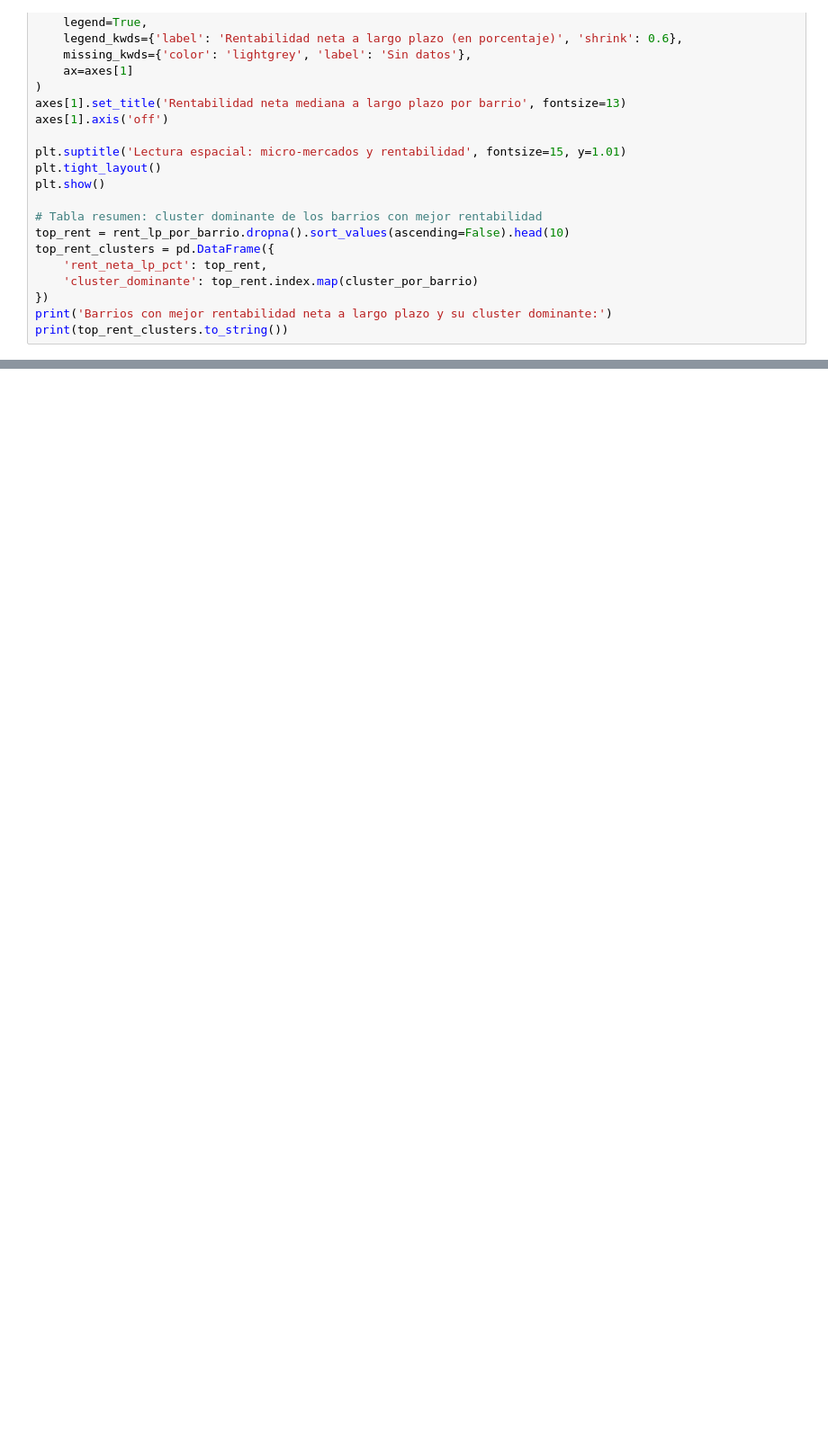
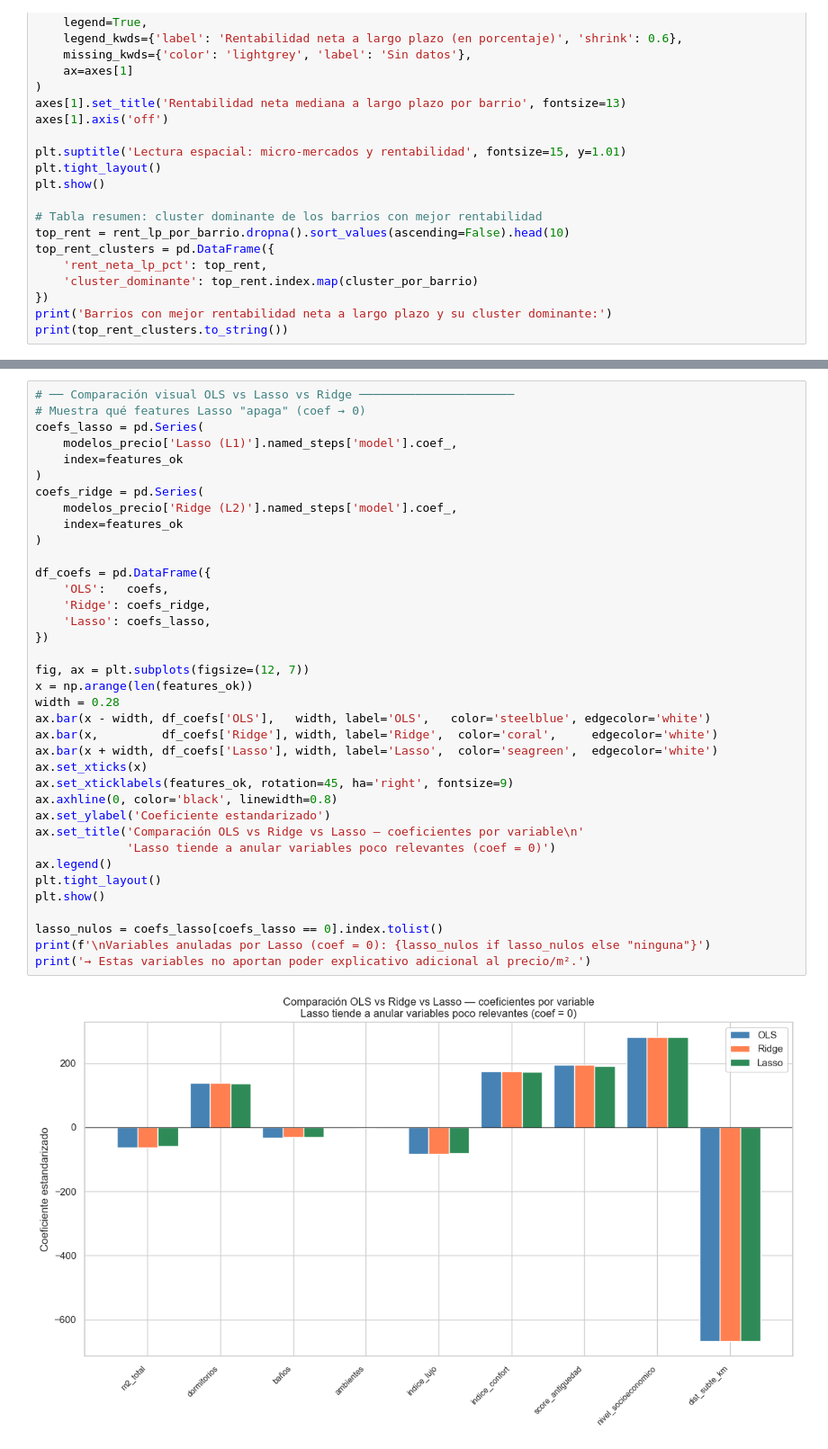
Before and after one commit to clararodriguezacevedo/descriptiva-real-estate, a Jupyter notebook: notebooks/TP3_Grupo_1.ipynb, the cells around one changed output, grey strips where cells are left out. Shown at 90% size. Saved outputs shown, nothing was run; the diff lists cells and outputs as text; blank space fills up the shorter version.

```diff
--- a/notebooks/TP3_Grupo_1.ipynb
+++ b/notebooks/TP3_Grupo_1.ipynb
@@ -1723,0 +1925,39 @@ print(top_rent_clusters.to_string())
+# %%
+# ── Comparación visual OLS vs Lasso vs Ridge ──────────────────────
+# Muestra qué features Lasso "apaga" (coef → 0)
+coefs_lasso = pd.Series(
+    modelos_precio['Lasso (L1)'].named_steps['model'].coef_,
+    index=features_ok
+)
+coefs_ridge = pd.Series(
+    modelos_precio['Ridge (L2)'].named_steps['model'].coef_,
+    index=features_ok
+)
+
+df_coefs = pd.DataFrame({
+    'OLS':   coefs,
+    'Ridge': coefs_ridge,
+    'Lasso': coefs_lasso,
+})
+
+fig, ax = plt.subplots(figsize=(12, 7))
+x = np.arange(len(features_ok))
+width = 0.28
+ax.bar(x - width, df_coefs['OLS'],   width, label='OLS',   color='steelblue', edgecolor='white')
+ax.bar(x,         df_coefs['Ridge'], width, label='Ridge',  color='coral',     edgecolor='white')
+ax.bar(x + width, df_coefs['Lasso'], width, label='Lasso',  color='seagreen',  edgecolor='white')
+ax.set_xticks(x)
+ax.set_xticklabels(features_ok, rotation=45, ha='right', fontsize=9)
+ax.axhline(0, color='black', linewidth=0.8)
+ax.set_ylabel('Coeficiente estandarizado')
+ax.set_title('Comparación OLS vs Ridge vs Lasso — coeficientes por variable\n'
+             'Lasso tiende a anular variables poco relevantes (coef = 0)')
+ax.legend()
+plt.tight_layout()
+plt.show()
+
+lasso_nulos = coefs_lasso[coefs_lasso == 0].index.tolist()
+print(f'\nVariables anuladas por Lasso (coef = 0): {lasso_nulos if lasso_nulos else "ninguna"}')
+print('→ Estas variables no aportan poder explicativo adicional al precio/m².')
+# %% [output]
+[figure, added]
```
Also changed, not shown: parts of 24 cells of this notebook.
